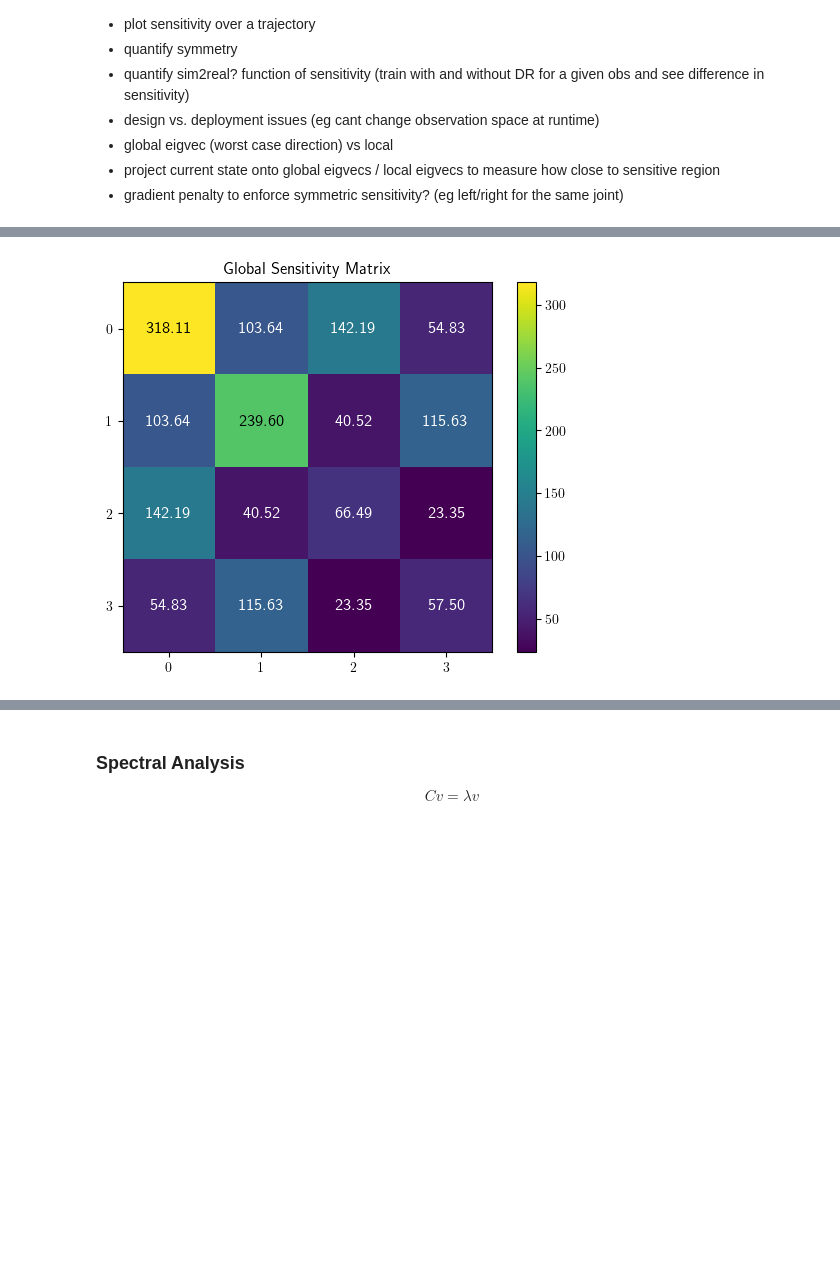
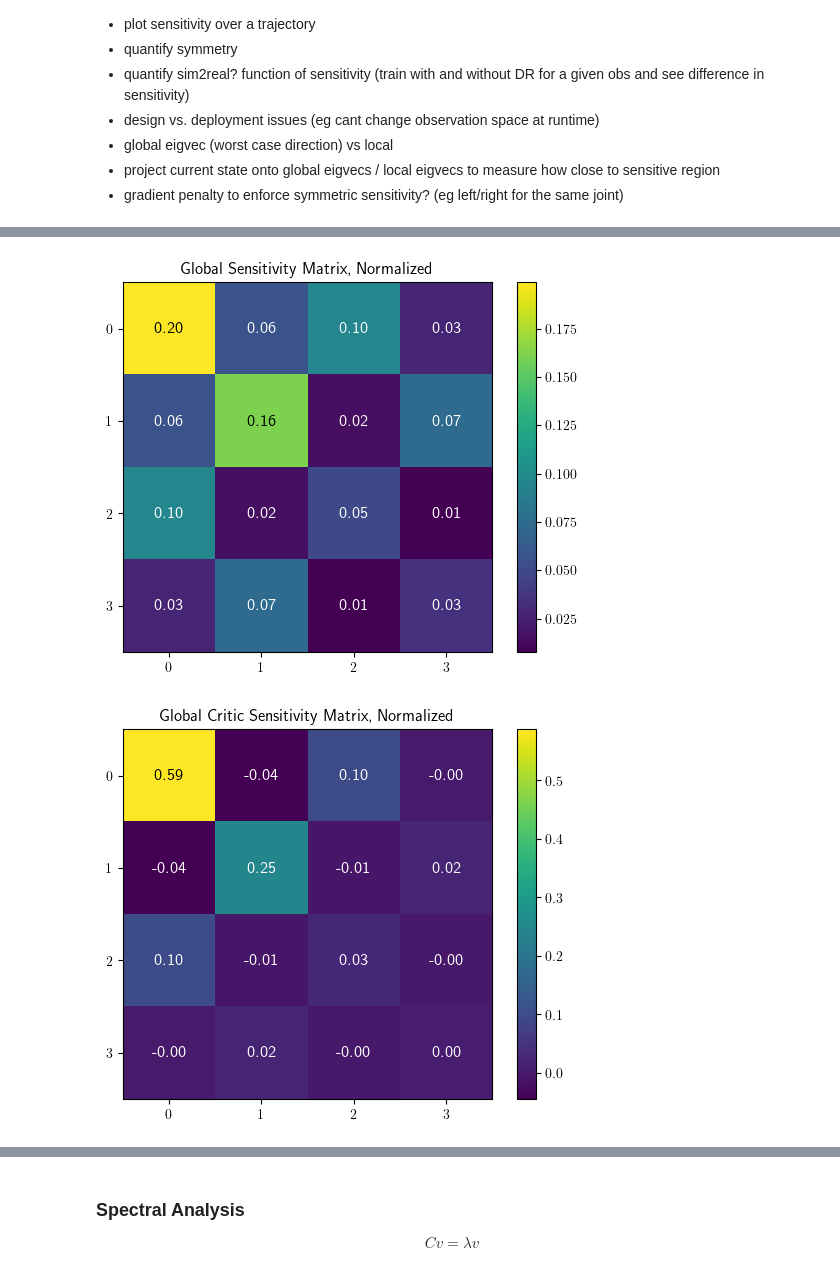
Before and after one commit to KyleM73/nonlinear_ct, a Jupyter notebook: scripts/analyze.ipynb, the cells around one changed output, grey strips where cells are left out. Drawn from its saved outputs; the diff is of its cells as text; code cells hidden in the pictures; blank space fills up the shorter version.

```diff
--- a/scripts/analyze.ipynb
+++ b/scripts/analyze.ipynb
@@ -30,13 +30,18 @@ from utils import (
 # load policy
 export_dir = "../artifacts/point_mass/2025-11-27_12-15-37"
 policy_path = os.path.join(export_dir, "policy_jit.pt")
+critic_path = os.path.join(export_dir, "critic_jit.pt")
 rollout_path = os.path.join(export_dir, "rollout.pt")
+limits_path = os.path.join(export_dir, "policy_limits.pt")
 io_path = os.path.join(export_dir, "policy_io.txt")
 policy = torch.jit.load(policy_path).eval()
+critic = torch.jit.load(critic_path).eval()
 rollout = torch.load(rollout_path)
+# limits = torch.load(limits_path, map_location=torch.device("cpu"))
 with open(io_path, "r") as f:
     print(f.read())
-rollout_obs, rollout_actions, rollout_dones = rollout2trajectory(rollout)
+data = rollout2trajectory(rollout)
+rollout_obs, rollout_actions, rollout_dones, rollout_critic_obs, rollout_values = data
 print(f"Rollout Data: {rollout_obs.numpy().shape}")
 # %% [output]
 <ActionManager> contains 1 active terms.
@@ -122,12 +224,15 @@ analysis:
 # %%
 # sensitivity matrix
 states = rollout_obs
 states_flat = states.reshape(-1, 4)
 # compute_state_statistics(states_flat)
 C_global, eigvals_global, eigvecs_global, explained_energy_global, input_activity_global = compute_sensitivity(policy, states_flat)
-plot_matrix(C_global, "Global Sensitivity Matrix")
+plot_matrix(C_global, "Global Sensitivity Matrix", normalize=True)
+C_global_critic, _, _, _, _ = compute_sensitivity(critic, states_flat)
+plot_matrix(C_global_critic, "Global Critic Sensitivity Matrix", normalize=True)
 # %% [output]
-[figure, old version]
+[figure, new version]
+[figure, added]
 # %%
 proj_dist_global_dir = compute_projection_distances(states[:, 0], eigvecs_global, mean_center=True)
 plot_1d(proj_dist_global_dir, f"State Projections onto Global Eigen-Directions", "Time (Step)", "Projection Coefficient", prefix="Eigenvalue ")
```
Also changed, not shown: parts of 7 cells of this notebook, 1 other file.
